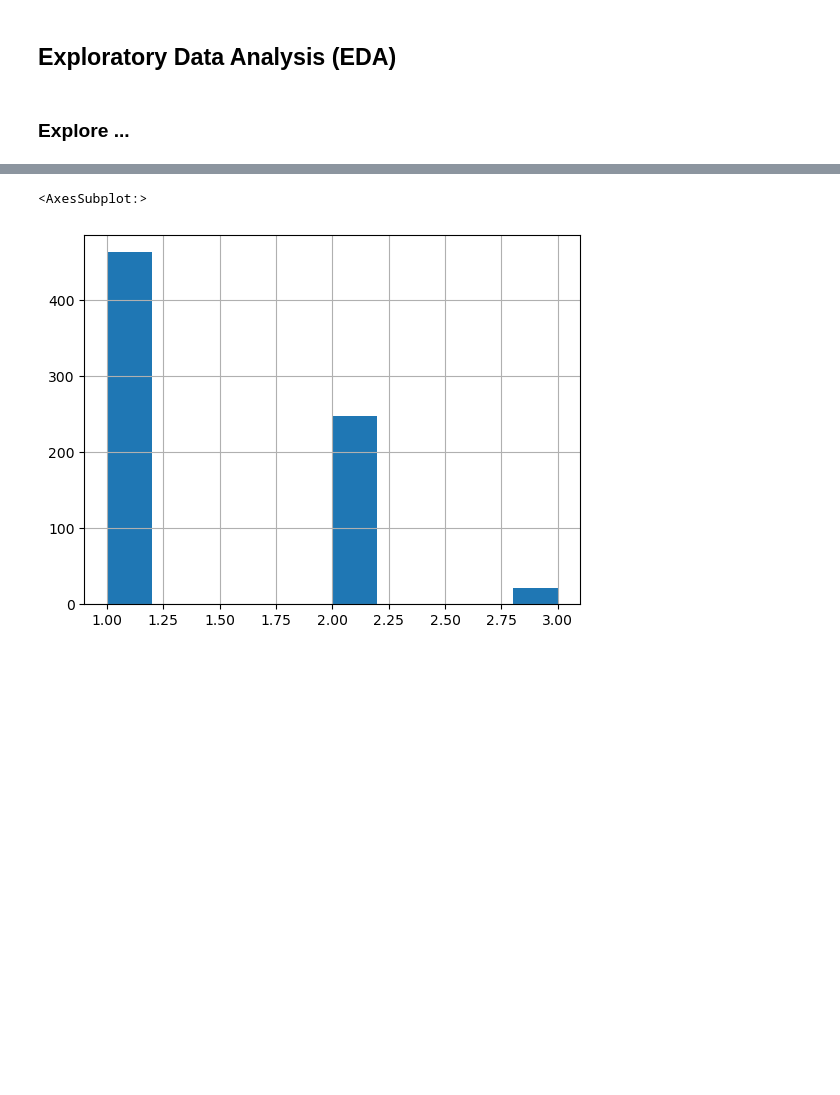
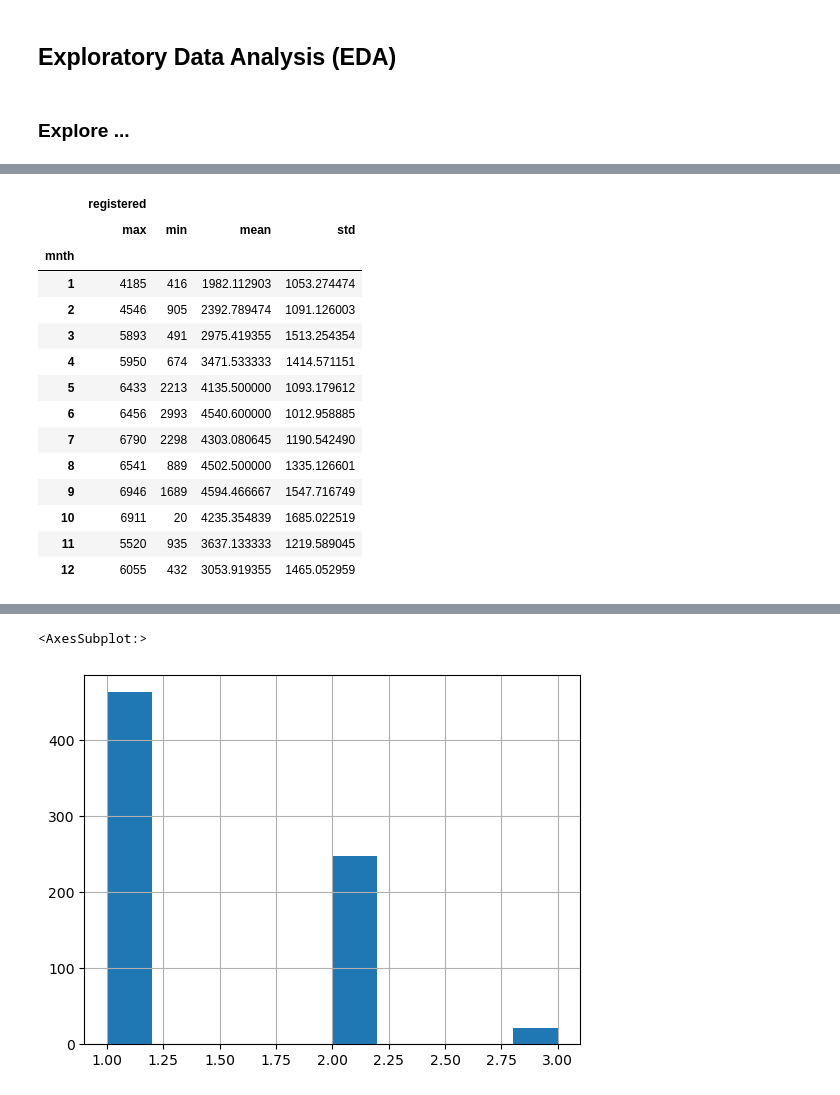
Before and after one commit to Iqbalfaridzi23/Analisis-Data-Bike-Sharing, a Jupyter notebook: notebook.ipynb, the cells around one changed output, grey strips where cells are left out. Drawn from its saved outputs; the diff is of its cells as text; code cells hidden in the pictures; blank space fills up the shorter version.

```diff
--- a/notebook.ipynb
+++ b/notebook.ipynb
@@ -212,0 +235,20 @@ memory usage: 91.5 KB
+# %%
+day_df.groupby(by="mnth").agg({
+    "registered": ["max", "min", "mean", "std"]
+})
+# %% [output]
+|  | registered |  |  |  |
+|  | max | min | mean | std |
+| mnth |  |  |  |  |
+| 1 | 4185 | 416 | 1982.112903 | 1053.274474 |
+| 2 | 4546 | 905 | 2392.789474 | 1091.126003 |
+| 3 | 5893 | 491 | 2975.419355 | 1513.254354 |
+| 4 | 5950 | 674 | 3471.533333 | 1414.571151 |
+| 5 | 6433 | 2213 | 4135.500000 | 1093.179612 |
+| 6 | 6456 | 2993 | 4540.600000 | 1012.958885 |
+| 7 | 6790 | 2298 | 4303.080645 | 1190.542490 |
+| 8 | 6541 | 889 | 4502.500000 | 1335.126601 |
+| 9 | 6946 | 1689 | 4594.466667 | 1547.716749 |
+| 10 | 6911 | 20 | 4235.354839 | 1685.022519 |
+| 11 | 5520 | 935 | 3637.133333 | 1219.589045 |
+| 12 | 6055 | 432 | 3053.919355 | 1465.052959 |
```
Also changed, not shown: parts of 9 cells of this notebook.
